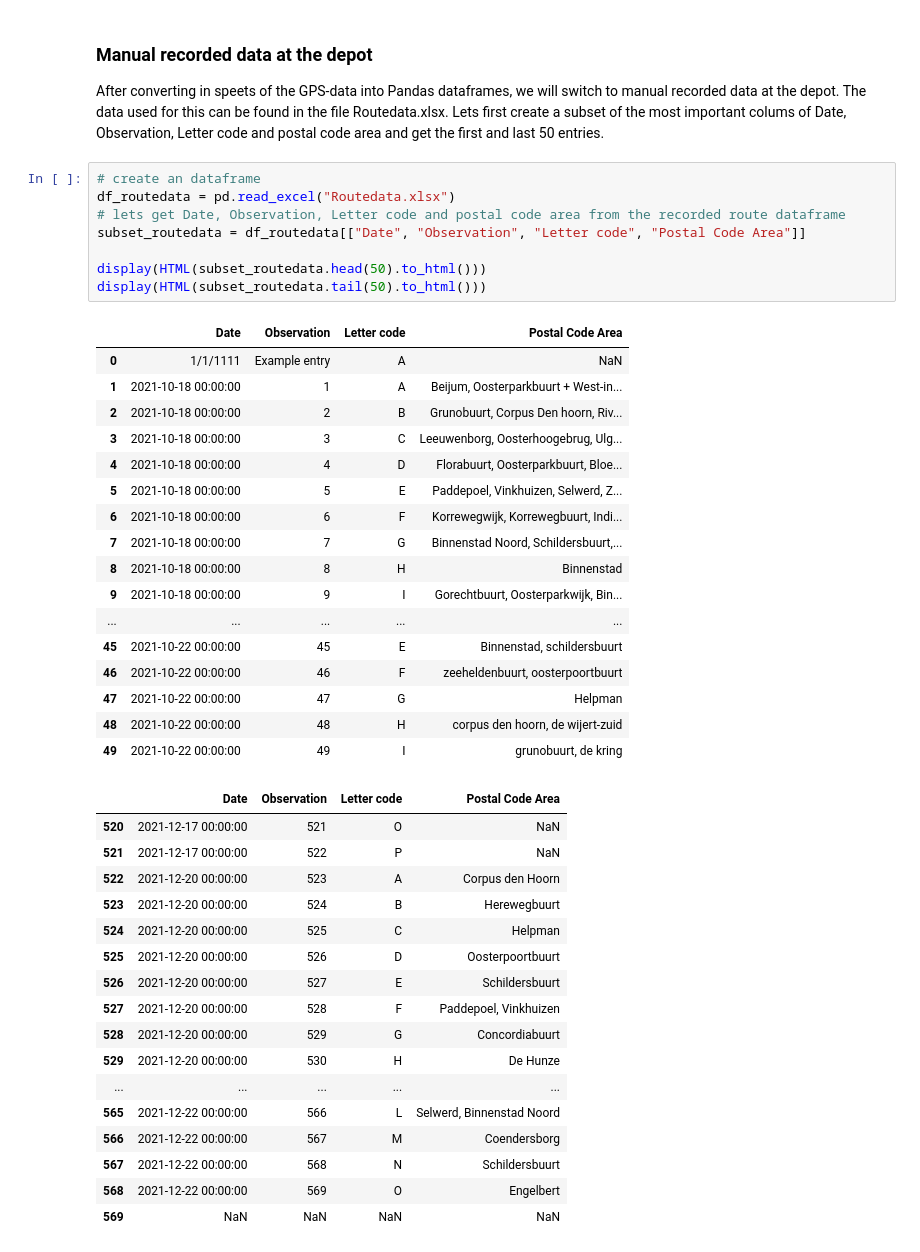
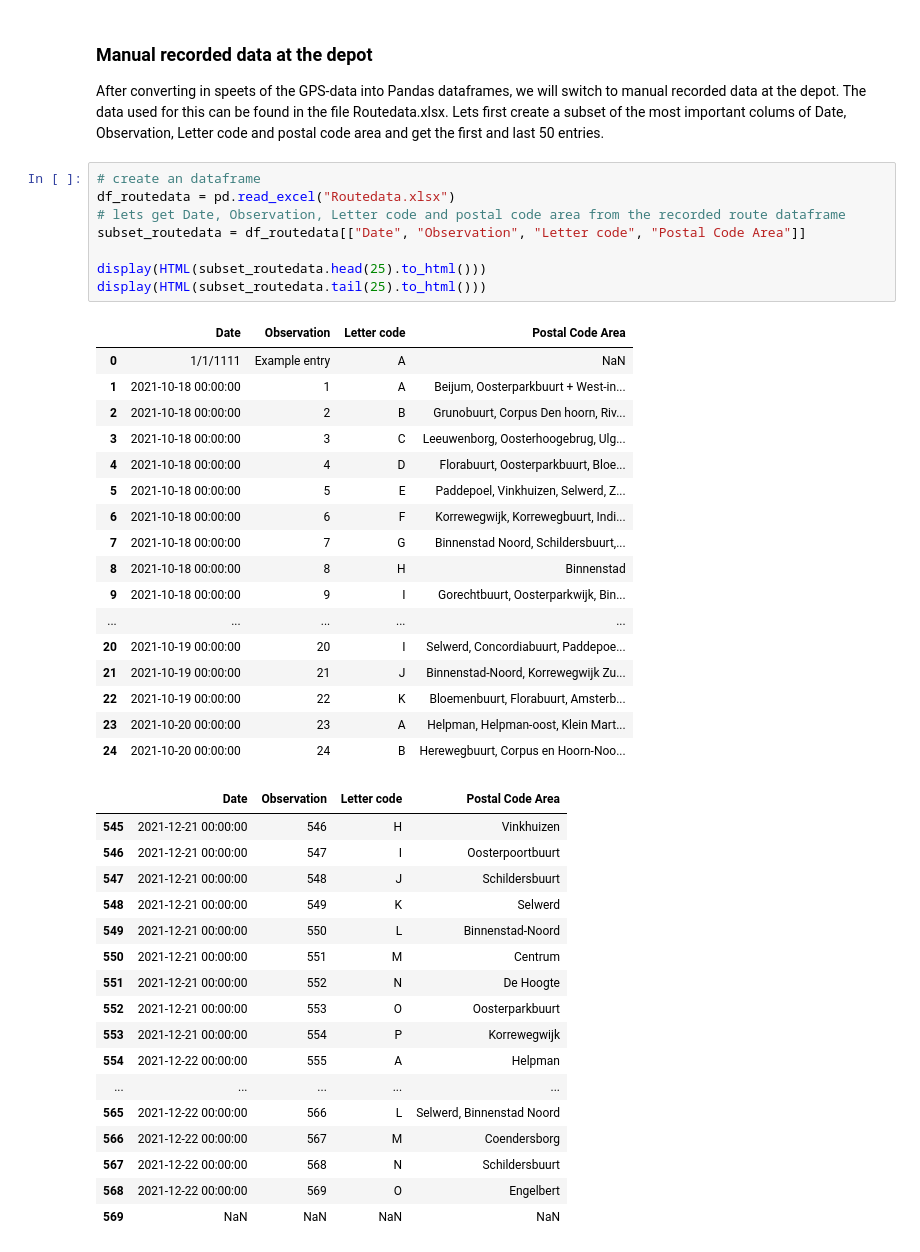
Before and after one commit to teletobbie/last-mile-cargo-bike-delivery, a Jupyter notebook: introduction.ipynb, the cells around one changed output. Cells and saved outputs as stored; diff of their text form.

```diff
--- a/introduction.ipynb
+++ b/introduction.ipynb
@@ -91,40 +43,40 @@ After converting in speets of the GPS-data into Pandas dataframes, we will switc
 # %%
 # create an dataframe
 df_routedata = pd.read_excel("Routedata.xlsx")
 # lets get Date, Observation, Letter code and postal code area from the recorded route dataframe
 subset_routedata = df_routedata[["Date", "Observation", "Letter code", "Postal Code Area"]]
 
-display(HTML(subset_routedata.head(50).to_html()))
-display(HTML(subset_routedata.tail(50).to_html()))
+display(HTML(subset_routedata.head(25).to_html()))
+display(HTML(subset_routedata.tail(25).to_html()))
 # %% [output]
 |  | Date | Observation | Letter code | Postal Code Area |
 | 0 | 1/1/1111 | Example entry | A | NaN |
 | 1 | 2021-10-18 00:00:00 | 1 | A | Beijum, Oosterparkbuurt + West-in... |
 | 2 | 2021-10-18 00:00:00 | 2 | B | Grunobuurt, Corpus Den hoorn, Riv... |
 | 3 | 2021-10-18 00:00:00 | 3 | C | Leeuwenborg, Oosterhoogebrug, Ulg... |
 | 4 | 2021-10-18 00:00:00 | 4 | D | Florabuurt, Oosterparkbuurt, Bloe... |
 | 5 | 2021-10-18 00:00:00 | 5 | E | Paddepoel, Vinkhuizen, Selwerd, Z... |
 | 6 | 2021-10-18 00:00:00 | 6 | F | Korrewegwijk, Korrewegbuurt, Indi... |
 | 7 | 2021-10-18 00:00:00 | 7 | G | Binnenstad Noord, Schildersbuurt,... |
 | 8 | 2021-10-18 00:00:00 | 8 | H | Binnenstad |
 | 9 | 2021-10-18 00:00:00 | 9 | I | Gorechtbuurt, Oosterparkwijk, Bin... |
 | ... | ... | ... | ... | ... |
-| 45 | 2021-10-22 00:00:00 | 45 | E | Binnenstad, schildersbuurt |
-| 46 | 2021-10-22 00:00:00 | 46 | F | zeeheldenbuurt, oosterpoortbuurt |
-| 47 | 2021-10-22 00:00:00 | 47 | G | Helpman |
-| 48 | 2021-10-22 00:00:00 | 48 | H | corpus den hoorn, de wijert-zuid |
-| 49 | 2021-10-22 00:00:00 | 49 | I | grunobuurt, de kring |
+| 20 | 2021-10-19 00:00:00 | 20 | I | Selwerd, Concordiabuurt, Paddepoe... |
+| 21 | 2021-10-19 00:00:00 | 21 | J | Binnenstad-Noord, Korrewegwijk Zu... |
+| 22 | 2021-10-19 00:00:00 | 22 | K | Bloemenbuurt, Florabuurt, Amsterb... |
+| 23 | 2021-10-20 00:00:00 | 23 | A | Helpman, Helpman-oost, Klein Mart... |
+| 24 | 2021-10-20 00:00:00 | 24 | B | Herewegbuurt, Corpus en Hoorn-Noo... |
 |  | Date | Observation | Letter code | Postal Code Area |
-| 520 | 2021-12-17 00:00:00 | 521 | O | NaN |
-| 521 | 2021-12-17 00:00:00 | 522 | P | NaN |
-| 522 | 2021-12-20 00:00:00 | 523 | A | Corpus den Hoorn |
-| 523 | 2021-12-20 00:00:00 | 524 | B | Herewegbuurt |
-| 524 | 2021-12-20 00:00:00 | 525 | C | Helpman |
-| 525 | 2021-12-20 00:00:00 | 526 | D | Oosterpoortbuurt |
-| 526 | 2021-12-20 00:00:00 | 527 | E | Schildersbuurt |
-| 527 | 2021-12-20 00:00:00 | 528 | F | Paddepoel, Vinkhuizen |
-| 528 | 2021-12-20 00:00:00 | 529 | G | Concordiabuurt |
-| 529 | 2021-12-20 00:00:00 | 530 | H | De Hunze |
+| 545 | 2021-12-21 00:00:00 | 546 | H | Vinkhuizen |
+| 546 | 2021-12-21 00:00:00 | 547 | I | Oosterpoortbuurt |
+| 547 | 2021-12-21 00:00:00 | 548 | J | Schildersbuurt |
+| 548 | 2021-12-21 00:00:00 | 549 | K | Selwerd |
+| 549 | 2021-12-21 00:00:00 | 550 | L | Binnenstad-Noord |
+| 550 | 2021-12-21 00:00:00 | 551 | M | Centrum |
+| 551 | 2021-12-21 00:00:00 | 552 | N | De Hoogte |
+| 552 | 2021-12-21 00:00:00 | 553 | O | Oosterparkbuurt |
+| 553 | 2021-12-21 00:00:00 | 554 | P | Korrewegwijk |
+| 554 | 2021-12-22 00:00:00 | 555 | A | Helpman |
 | ... | ... | ... | ... | ... |
 | 565 | 2021-12-22 00:00:00 | 566 | L | Selwerd, Binnenstad Noord |
 | 566 | 2021-12-22 00:00:00 | 567 | M | Coendersborg |
```
Also changed, not shown: parts of 13 cells of this notebook, 6 other files.
